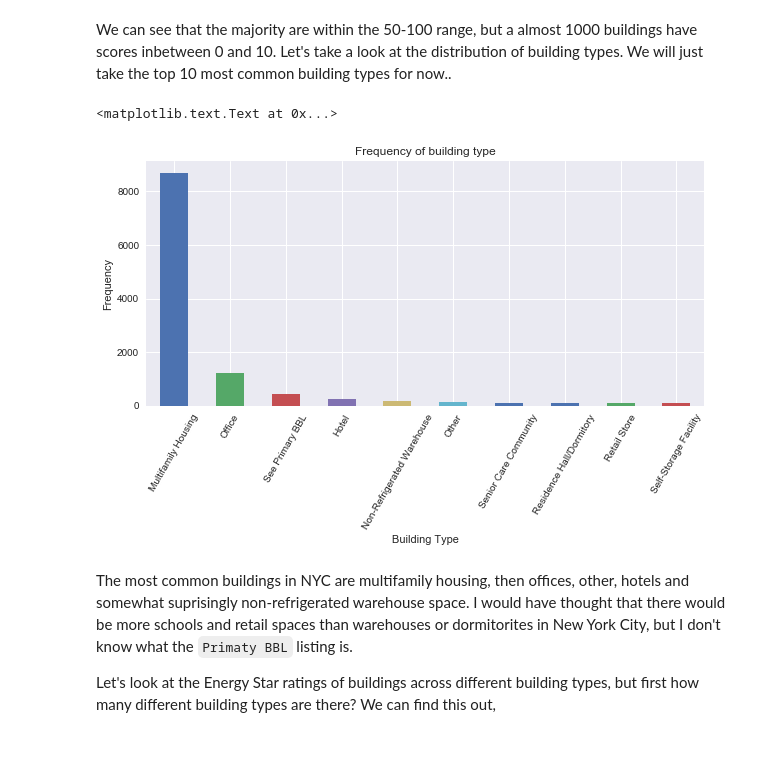
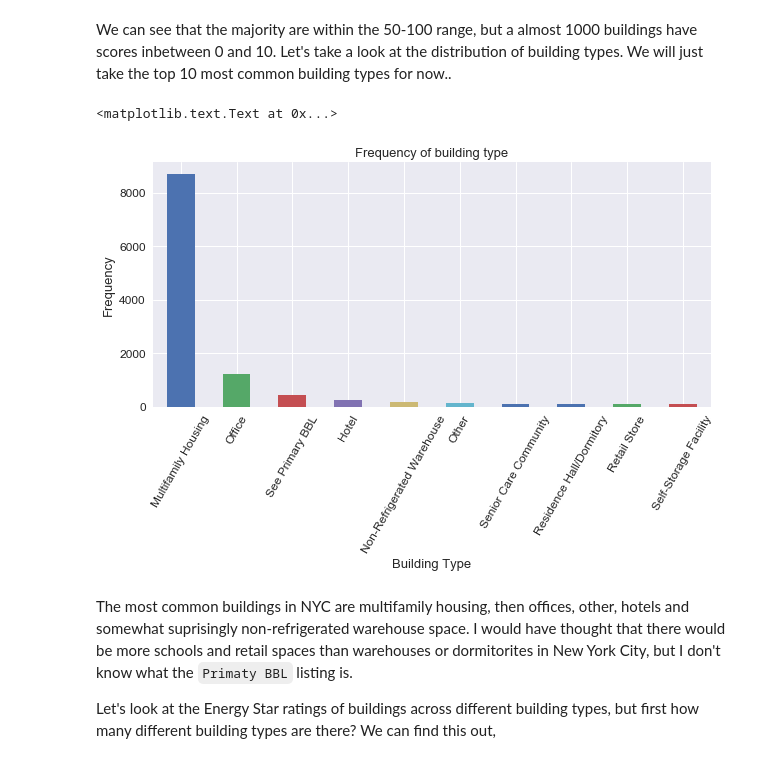
Before and after one commit to mdh266/NYCBuildingEnergyUse, a Jupyter notebook: Local_Law_84_Analysis.ipynb, the cells around one changed output. Saved outputs shown, nothing was run; the diff lists cells and outputs as text; code cells hidden in the pictures.

```diff
--- a/Local_Law_84_Analysis.ipynb
+++ b/Local_Law_84_Analysis.ipynb
@@ -215,15 +239,17 @@ We can see that the majority are within the 50-100 range, but a almost 1000 buil
 # %%
 df_2016_2['Property_Type'].value_counts()\
                           .head(10)\
                           .plot(kind='bar',
                                 figsize=(10,4.5),
-                                title='Frequency of building type',
+                                fontsize=12,
                                 rot=60)
-plt.xlabel('Building Type')
-plt.ylabel('Frequency')
+
+plt.title('Frequency of building type', fontsize=13)
+plt.xlabel('Building Type',fontsize=13)
+plt.ylabel('Frequency',fontsize=13)
 # %% [output]
 <matplotlib.text.Text at 0x...>
-[figure, old version]
+[figure, new version]
 # %% [markdown]
 The most common buildings in NYC are multifamily housing, then offices, other, hotels and somewhat suprisingly non-refrigerated warehouse space.  I would have thought that there would be more schools and retail spaces than warehouses or dormitorites in New York City, but I don't know what the <code>Primaty BBL</code> listing is.
 
```
Also changed, not shown: parts of 115 cells of this notebook, 3 other files.
